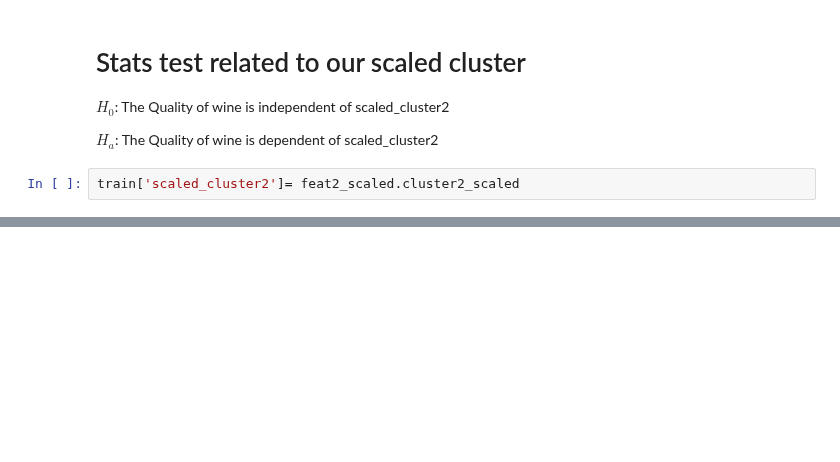
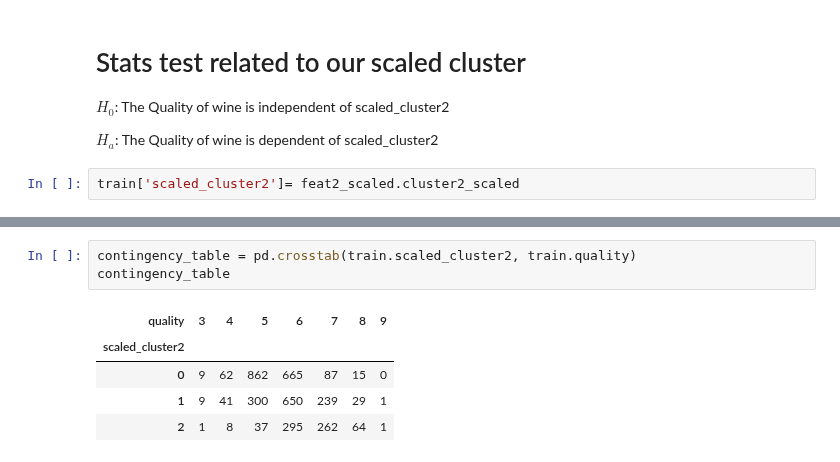
Before and after one commit to wine-clustering-project/wine-cluster, a Jupyter notebook: E_workbook.ipynb, the cells around one changed output, grey strips where cells are left out. Cells and saved outputs as stored; diff of their text form; blank space fills up the shorter version.

```diff
--- a/E_workbook.ipynb
+++ b/E_workbook.ipynb
@@ -282,0 +287,9 @@ train['scaled_cluster2']= feat2_scaled.cluster2_scaled
+# %%
+contingency_table = pd.crosstab(train.scaled_cluster2, train.quality)
+contingency_table
+# %% [output]
+| quality | 3 | 4 | 5 | 6 | 7 | 8 | 9 |
+| scaled_cluster2 |  |  |  |  |  |  |  |
+| 0 | 9 | 62 | 862 | 665 | 87 | 15 | 0 |
+| 1 | 9 | 41 | 300 | 650 | 239 | 29 | 1 |
+| 2 | 1 | 8 | 37 | 295 | 262 | 64 | 1 |
```
Also changed, not shown: parts of 12 cells of this notebook.
